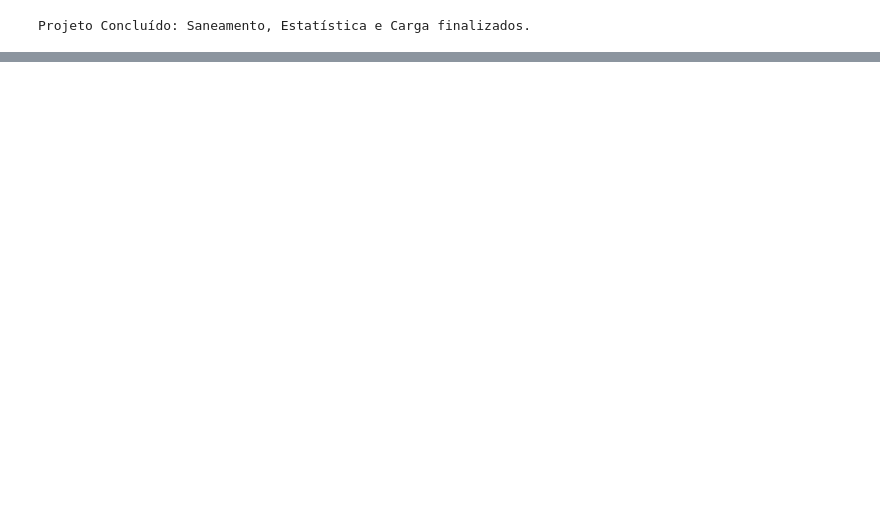
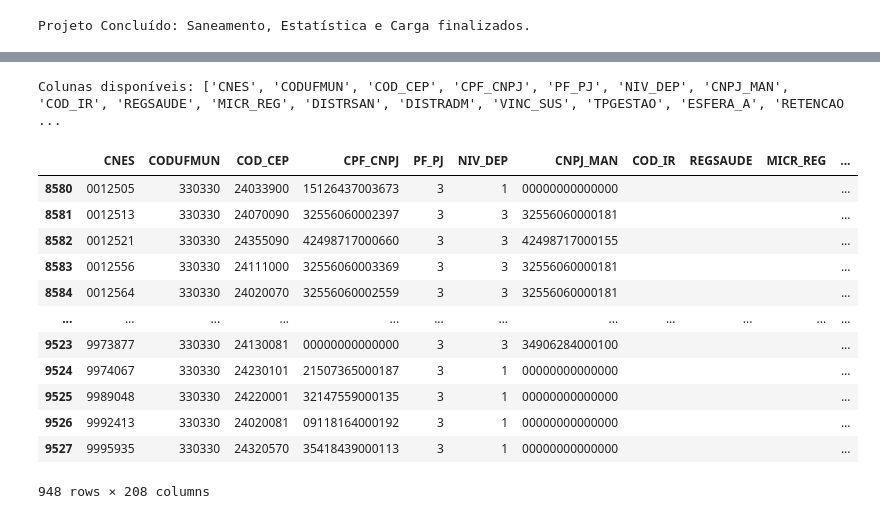
Before and after one commit to maurocollin/bigdata-saude-niteroi, a Jupyter notebook: Tópicos_de_Big_Data_em_Python.ipynb, the cells around one changed output, grey strips where cells are left out. Saved outputs shown, nothing was run; the diff lists cells and outputs as text; code cells hidden in the pictures; blank space fills up the shorter version.

Commit message:
Atualizações de coletas

```diff
--- a/Tópicos_de_Big_Data_em_Python.ipynb
+++ b/Tópicos_de_Big_Data_em_Python.ipynb
@@ -408,0 +451,22 @@ Baixando Estabelecimentos (ST)...
+# %%
+# Verificando as colunas e os primeiros registros de df_st
+if 'df_st' in globals() and df_st is not None:
+    print(f"Colunas disponíveis: {df_st.columns.tolist()}\n")
+    display(df_st)
+else:
+    print("O DataFrame 'df_st' não foi encontrado. Certifique-se de que a coleta anterior foi executada com sucesso.")
+# %% [output]
+Colunas disponíveis: ['CNES', 'CODUFMUN', 'COD_CEP', 'CPF_CNPJ', 'PF_PJ', 'NIV_DEP', 'CNPJ_MAN', 'COD_IR', 'REGSAUDE', 'MICR_REG', 'DISTRSAN', 'DISTRADM', 'VINC_SUS', 'TPGESTAO', 'ESFERA_A', 'RETENCAO ...
+|  | CNES | CODUFMUN | COD_CEP | CPF_CNPJ | PF_PJ | NIV_DEP | CNPJ_MAN | COD_IR | REGSAUDE | MICR_REG | ... |
+| 8580 | 0012505 | 330330 | 24033900 | 15126437003673 | 3 | 1 | 00000000000000 |  |  |  | ... |
+| 8581 | 0012513 | 330330 | 24070090 | 32556060002397 | 3 | 3 | 32556060000181 |  |  |  | ... |
+| 8582 | 0012521 | 330330 | 24355090 | 42498717000660 | 3 | 3 | 42498717000155 |  |  |  | ... |
+| 8583 | 0012556 | 330330 | 24111000 | 32556060003369 | 3 | 3 | 32556060000181 |  |  |  | ... |
+| 8584 | 0012564 | 330330 | 24020070 | 32556060002559 | 3 | 3 | 32556060000181 |  |  |  | ... |
+| ... | ... | ... | ... | ... | ... | ... | ... | ... | ... | ... | ... |
+| 9523 | 9973877 | 330330 | 24130081 | 00000000000000 | 3 | 3 | 34906284000100 |  |  |  | ... |
+| 9524 | 9974067 | 330330 | 24230101 | 21507365000187 | 3 | 1 | 00000000000000 |  |  |  | ... |
+| 9525 | 9989048 | 330330 | 24220001 | 32147559000135 | 3 | 1 | 00000000000000 |  |  |  | ... |
+| 9526 | 9992413 | 330330 | 24020081 | 09118164000192 | 3 | 1 | 00000000000000 |  |  |  | ... |
+| 9527 | 9995935 | 330330 | 24320570 | 35418439000113 | 3 | 1 | 00000000000000 |  |  |  | ... |
+948 rows × 208 columns
```
Also changed, not shown: parts of 5 cells of this notebook.
